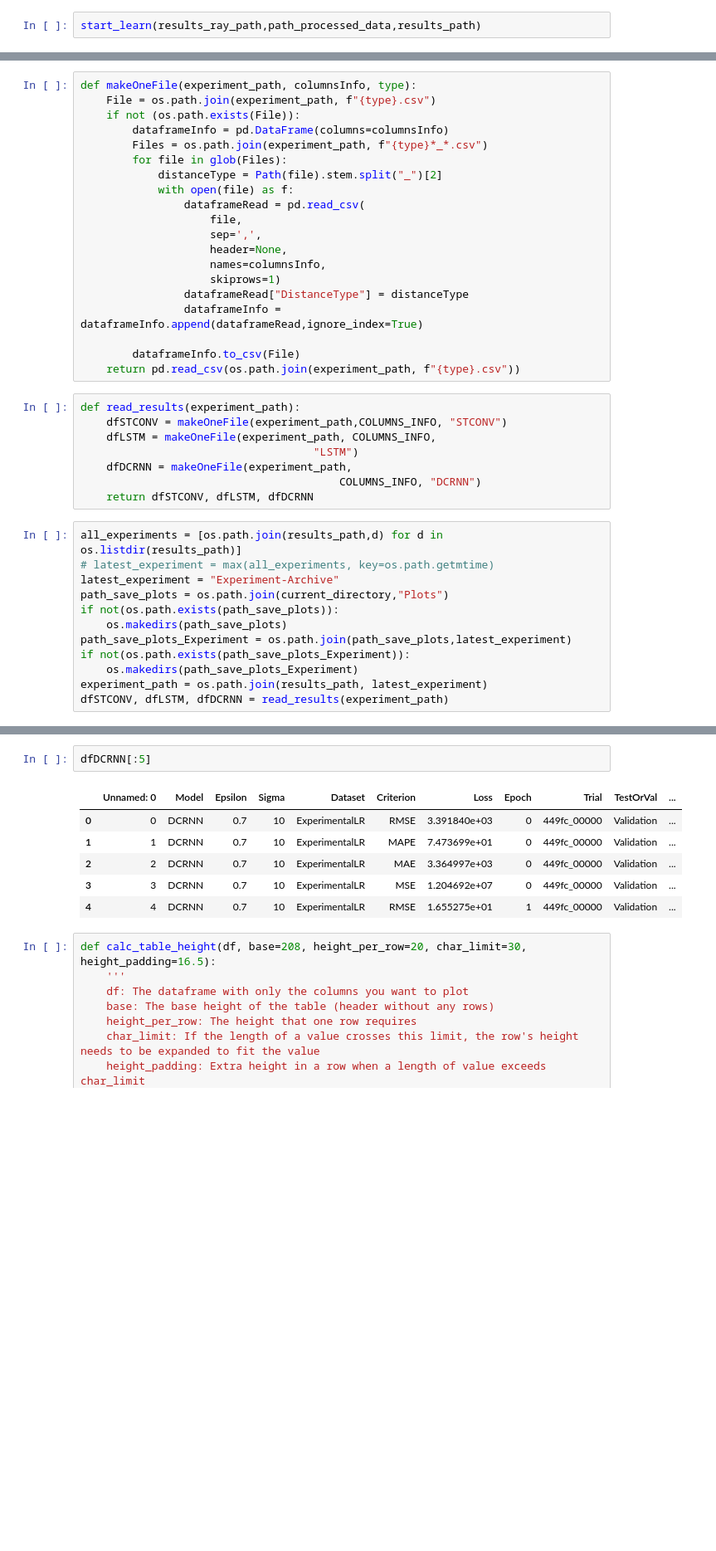
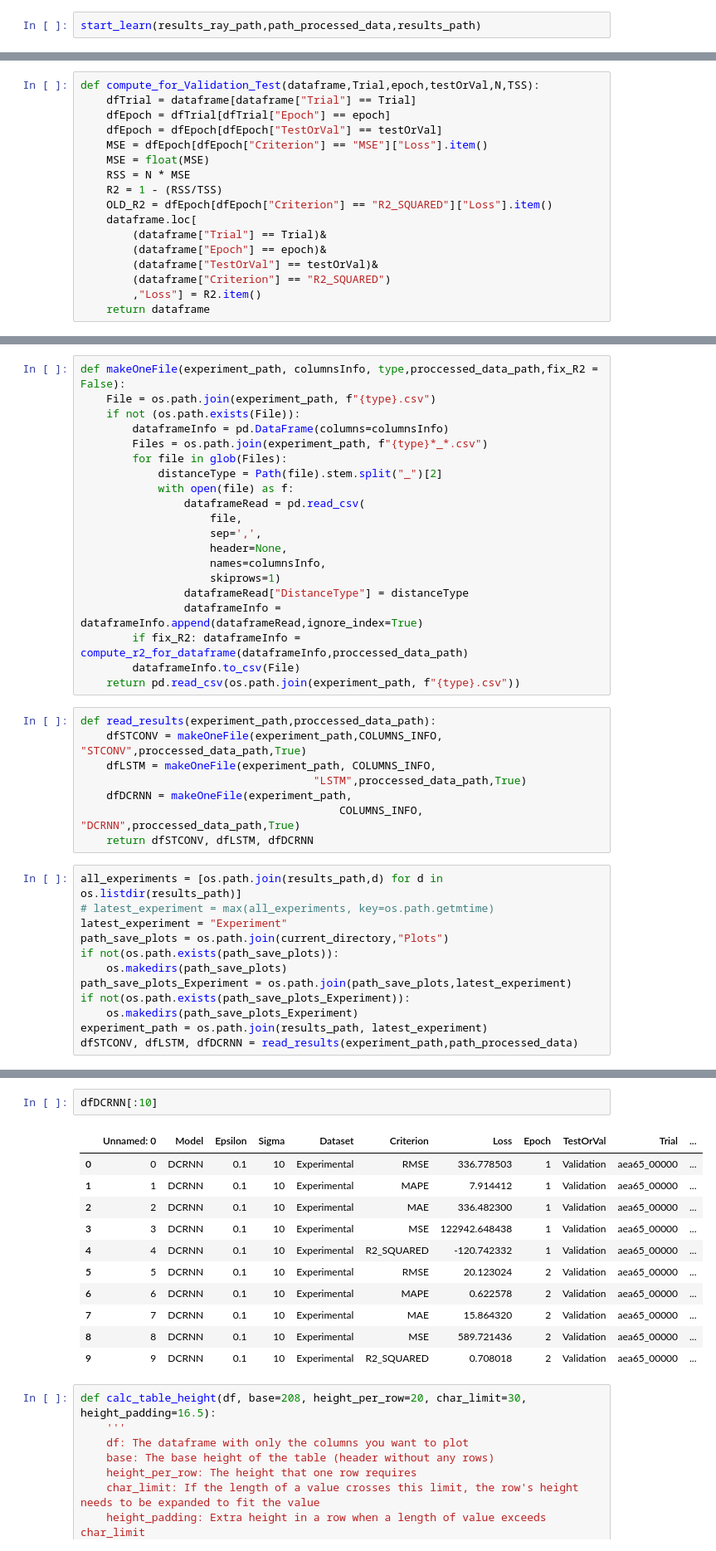
Before and after one commit to SebiBomher/Dissertation-GNN, a Jupyter notebook: Dissertation-GNN-VEHITS/VEHITS-2022-GNN.ipynb, the cells around one changed output, grey strips where cells are left out. Shown at 83% size. Drawn from its saved outputs; the diff is of its cells as text; blank space fills up the shorter version.

Commit message:
r-square

```diff
--- a/Dissertation-GNN-VEHITS/VEHITS-2022-GNN.ipynb
+++ b/Dissertation-GNN-VEHITS/VEHITS-2022-GNN.ipynb
@@ -1559 +1498,18 @@ COLUMNS_INFO = [
     ]
+# %%
+def compute_for_Validation_Test(dataframe,Trial,epoch,testOrVal,N,TSS):
+    dfTrial = dataframe[dataframe["Trial"] == Trial]
+    dfEpoch = dfTrial[dfTrial["Epoch"] == epoch]
+    dfEpoch = dfEpoch[dfEpoch["TestOrVal"] == testOrVal]
+    MSE = dfEpoch[dfEpoch["Criterion"] == "MSE"]["Loss"].item()
+    MSE = float(MSE)
+    RSS = N * MSE
+    R2 = 1 - (RSS/TSS)
+    OLD_R2 = dfEpoch[dfEpoch["Criterion"] == "R2_SQUARED"]["Loss"].item()
+    dataframe.loc[
+        (dataframe["Trial"] == Trial)&
+        (dataframe["Epoch"] == epoch)&
+        (dataframe["TestOrVal"] == testOrVal)&
+        (dataframe["Criterion"] == "R2_SQUARED")
+        ,"Loss"] = R2.item()
+    return dataframe
@@ -1560,5 +1544,5 @@ COLUMNS_INFO = [
 # %%
-def makeOneFile(experiment_path, columnsInfo, type):
+def makeOneFile(experiment_path, columnsInfo, type,proccessed_data_path,fix_R2 = False):
     File = os.path.join(experiment_path, f"{type}.csv")
     if not (os.path.exists(File)):
         dataframeInfo = pd.DataFrame(columns=columnsInfo)
@@ -1574,21 +1558,21 @@ def makeOneFile(experiment_path, columnsInfo, type):
                     skiprows=1)
                 dataframeRead["DistanceType"] = distanceType
                 dataframeInfo = dataframeInfo.append(dataframeRead,ignore_index=True)
-
+        if fix_R2: dataframeInfo = compute_r2_for_dataframe(dataframeInfo,proccessed_data_path)
         dataframeInfo.to_csv(File)
     return pd.read_csv(os.path.join(experiment_path, f"{type}.csv"))
 # %%
-def read_results(experiment_path):
-    dfSTCONV = makeOneFile(experiment_path,COLUMNS_INFO, "STCONV")
+def read_results(experiment_path,proccessed_data_path):
+    dfSTCONV = makeOneFile(experiment_path,COLUMNS_INFO, "STCONV",proccessed_data_path,True)
     dfLSTM = makeOneFile(experiment_path, COLUMNS_INFO,
-                                    "LSTM")
+                                    "LSTM",proccessed_data_path,True)
     dfDCRNN = makeOneFile(experiment_path,
-                                        COLUMNS_INFO, "DCRNN")
+                                        COLUMNS_INFO, "DCRNN",proccessed_data_path,True)
     return dfSTCONV, dfLSTM, dfDCRNN
 # %%
 all_experiments = [os.path.join(results_path,d) for d in os.listdir(results_path)]
 # latest_experiment = max(all_experiments, key=os.path.getmtime)
-latest_experiment = "Experiment-Archive"
+latest_experiment = "Experiment"
 path_save_plots = os.path.join(current_directory,"Plots")
 if not(os.path.exists(path_save_plots)):
     os.makedirs(path_save_plots)
@@ -1596,5 +1580,5 @@ path_save_plots_Experiment = os.path.join(path_save_plots,latest_experiment)
 if not(os.path.exists(path_save_plots_Experiment)):
     os.makedirs(path_save_plots_Experiment)
 experiment_path = os.path.join(results_path, latest_experiment)
-dfSTCONV, dfLSTM, dfDCRNN = read_results(experiment_path)
+dfSTCONV, dfLSTM, dfDCRNN = read_results(experiment_path,path_processed_data)
 # %%
@@ -1618,12 +1592,17 @@ dfLSTM[:5]
 # %%
-dfDCRNN[:5]
+dfDCRNN[:10]
 # %% [output]
-|  | Unnamed: 0 | Model | Epsilon | Sigma | Dataset | Criterion | Loss | Epoch | Trial | TestOrVal | ... |
-| 0 | 0 | DCRNN | 0.7 | 10 | ExperimentalLR | RMSE | 3.391840e+03 | 0 | 449fc_00000 | Validation | ... |
-| 1 | 1 | DCRNN | 0.7 | 10 | ExperimentalLR | MAPE | 7.473699e+01 | 0 | 449fc_00000 | Validation | ... |
-| 2 | 2 | DCRNN | 0.7 | 10 | ExperimentalLR | MAE | 3.364997e+03 | 0 | 449fc_00000 | Validation | ... |
-| 3 | 3 | DCRNN | 0.7 | 10 | ExperimentalLR | MSE | 1.204692e+07 | 0 | 449fc_00000 | Validation | ... |
-| 4 | 4 | DCRNN | 0.7 | 10 | ExperimentalLR | RMSE | 1.655275e+01 | 1 | 449fc_00000 | Validation | ... |
+|  | Unnamed: 0 | Model | Epsilon | Sigma | Dataset | Criterion | Loss | Epoch | TestOrVal | Trial | ... |
+| 0 | 0 | DCRNN | 0.1 | 10 | Experimental | RMSE | 336.778503 | 1 | Validation | aea65_00000 | ... |
+| 1 | 1 | DCRNN | 0.1 | 10 | Experimental | MAPE | 7.914412 | 1 | Validation | aea65_00000 | ... |
+| 2 | 2 | DCRNN | 0.1 | 10 | Experimental | MAE | 336.482300 | 1 | Validation | aea65_00000 | ... |
+| 3 | 3 | DCRNN | 0.1 | 10 | Experimental | MSE | 122942.648438 | 1 | Validation | aea65_00000 | ... |
+| 4 | 4 | DCRNN | 0.1 | 10 | Experimental | R2_SQUARED | -120.742332 | 1 | Validation | aea65_00000 | ... |
+| 5 | 5 | DCRNN | 0.1 | 10 | Experimental | RMSE | 20.123024 | 2 | Validation | aea65_00000 | ... |
+| 6 | 6 | DCRNN | 0.1 | 10 | Experimental | MAPE | 0.622578 | 2 | Validation | aea65_00000 | ... |
+| 7 | 7 | DCRNN | 0.1 | 10 | Experimental | MAE | 15.864320 | 2 | Validation | aea65_00000 | ... |
+| 8 | 8 | DCRNN | 0.1 | 10 | Experimental | MSE | 589.721436 | 2 | Validation | aea65_00000 | ... |
+| 9 | 9 | DCRNN | 0.1 | 10 | Experimental | R2_SQUARED | 0.708018 | 2 | Validation | aea65_00000 | ... |
 # %%
 def calc_table_height(df, base=208, height_per_row=20, char_limit=30, height_padding=16.5):
     '''
```
Also changed, not shown: parts of 25 cells of this notebook, 1 other file.
